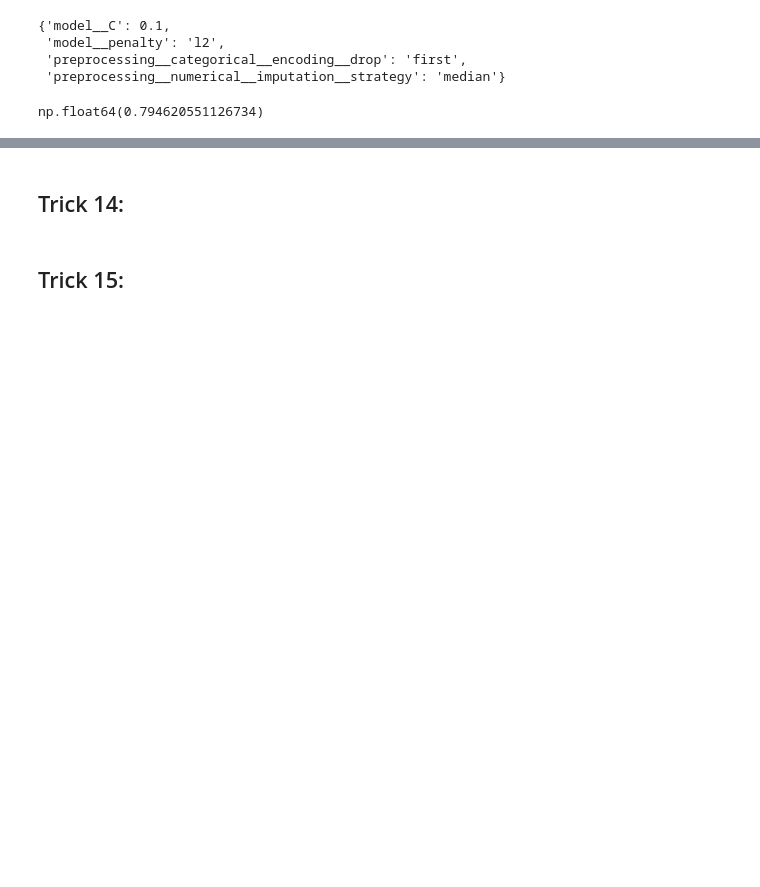
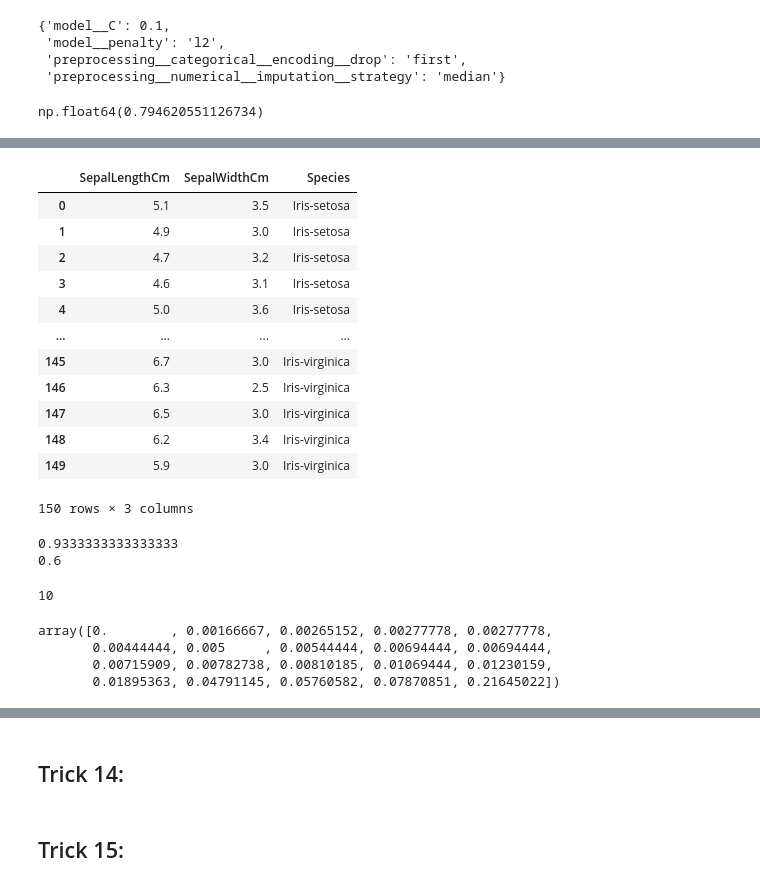
Before and after one commit to sher2008v/ml-practice-lab, a Jupyter notebook: 8- 20 Scikit-Learns' Tricks/Notebook.ipynb, the cells around one changed output, grey strips where cells are left out. Drawn from its saved outputs; the diff is of its cells as text; code cells hidden in the pictures; blank space fills up the shorter version.

```diff
--- a/8- 20 Scikit-Learns' Tricks/Notebook.ipynb
+++ b/8- 20 Scikit-Learns' Tricks/Notebook.ipynb
@@ -635,0 +653,17 @@ np.float64(0.794620551126734)
+# %%
+df = df[['SepalLengthCm', 'SepalWidthCm', 'Species']]
+df
+# %% [output]
+|  | SepalLengthCm | SepalWidthCm | Species |
+| 0 | 5.1 | 3.5 | Iris-setosa |
+| 1 | 4.9 | 3.0 | Iris-setosa |
+| 2 | 4.7 | 3.2 | Iris-setosa |
+| 3 | 4.6 | 3.1 | Iris-setosa |
+| 4 | 5.0 | 3.6 | Iris-setosa |
+| ... | ... | ... | ... |
+| 145 | 6.7 | 3.0 | Iris-virginica |
+| 146 | 6.3 | 2.5 | Iris-virginica |
+| 147 | 6.5 | 3.0 | Iris-virginica |
+| 148 | 6.2 | 3.4 | Iris-virginica |
+| 149 | 5.9 | 3.0 | Iris-virginica |
+150 rows × 3 columns
@@ -635,0 +679,10 @@ np.float64(0.794620551126734)
+# %%
+model = DecisionTreeClassifier()
+model.fit(x_train, y_train)
+y_pred_test = model.predict(x_test)
+y_pred_train = model.predict(x_train)
+print(accuracy_score(y_train, y_pred_train))
+print(accuracy_score(y_test, y_pred_test))
+# %% [output]
+0.9333333333333333
+0.6
@@ -635,0 +691,12 @@ np.float64(0.794620551126734)
+# %%
+model.get_depth()
+# %% [output]
+10
+# %%
+path = model.cost_complexity_pruning_path(x_train, y_train)
+path.ccp_alphas
+# %% [output]
+array([0.        , 0.00166667, 0.00265152, 0.00277778, 0.00277778,
+       0.00444444, 0.005     , 0.00544444, 0.00694444, 0.00694444,
+       0.00715909, 0.00782738, 0.00810185, 0.01069444, 0.01230159,
+       0.01895363, 0.04791145, 0.05760582, 0.07870851, 0.21645022])
```
Also changed, not shown: parts of 11 cells of this notebook, 1 other file.
